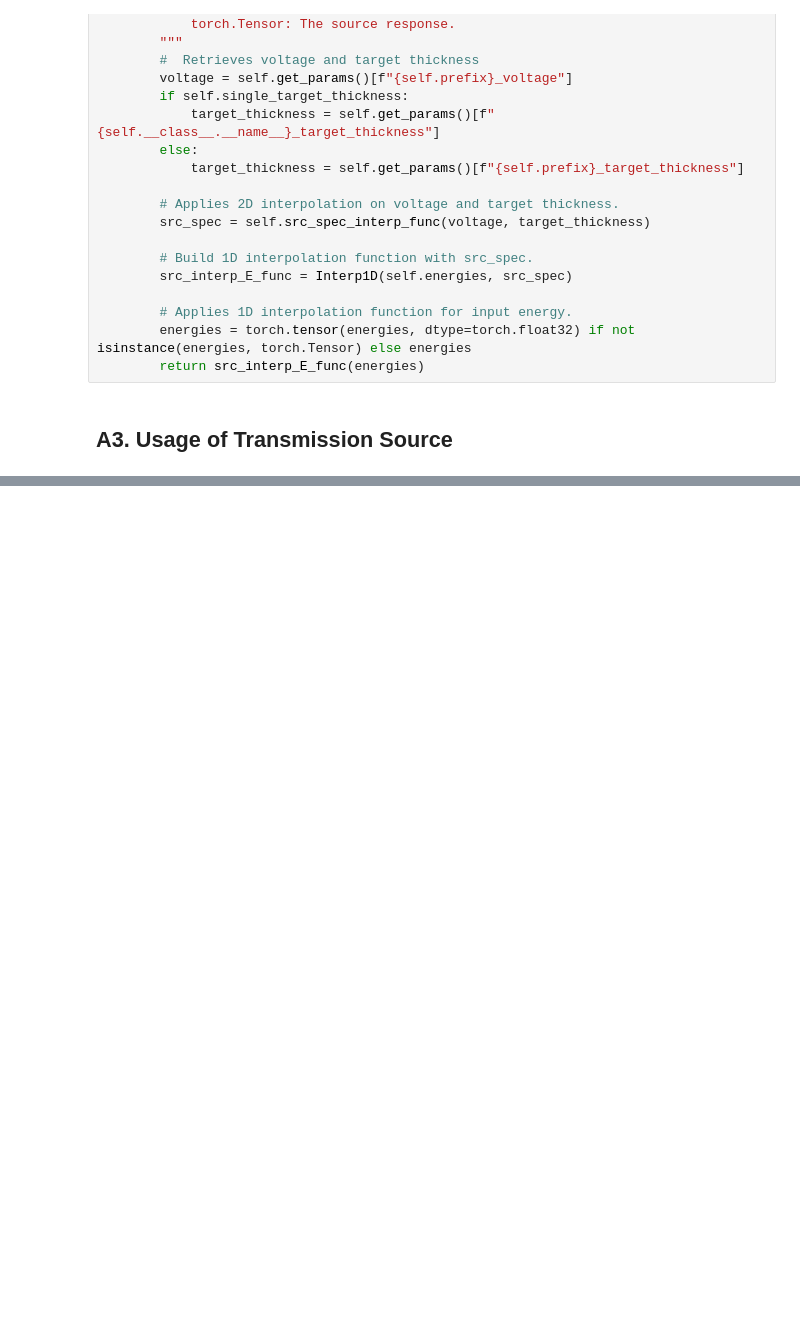
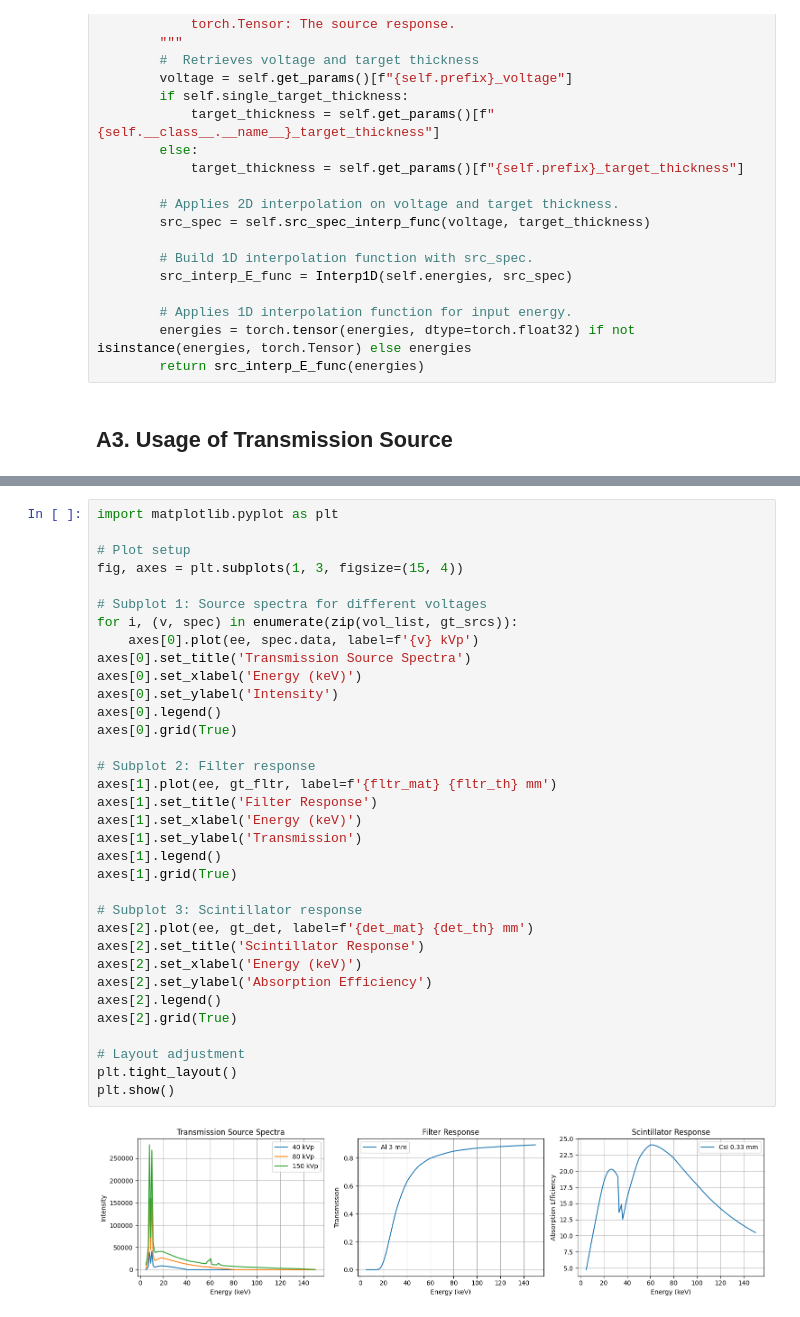
Before and after one commit to cabouman/xcal, a Jupyter notebook: examples/T03_Customizing_Interp_Modules.ipynb, the cells around one changed output, grey strips where cells are left out. Drawn from its saved outputs; the diff is of its cells as text; blank space fills up the shorter version.

```diff
--- a/examples/T03_Customizing_Interp_Modules.ipynb
+++ b/examples/T03_Customizing_Interp_Modules.ipynb
@@ -247,0 +310,36 @@ plt.plot(ee, ss.data)
+# %%
+import matplotlib.pyplot as plt
+
+# Plot setup
+fig, axes = plt.subplots(1, 3, figsize=(15, 4))
+
+# Subplot 1: Source spectra for different voltages
+for i, (v, spec) in enumerate(zip(vol_list, gt_srcs)):
+    axes[0].plot(ee, spec.data, label=f'{v} kVp')
+axes[0].set_title('Transmission Source Spectra')
+axes[0].set_xlabel('Energy (keV)')
+axes[0].set_ylabel('Intensity')
+axes[0].legend()
+axes[0].grid(True)
+
+# Subplot 2: Filter response
+axes[1].plot(ee, gt_fltr, label=f'{fltr_mat} {fltr_th} mm')
+axes[1].set_title('Filter Response')
+axes[1].set_xlabel('Energy (keV)')
+axes[1].set_ylabel('Transmission')
+axes[1].legend()
+axes[1].grid(True)
+
+# Subplot 3: Scintillator response
+axes[2].plot(ee, gt_det, label=f'{det_mat} {det_th} mm')
+axes[2].set_title('Scintillator Response')
+axes[2].set_xlabel('Energy (keV)')
+axes[2].set_ylabel('Absorption Efficiency')
+axes[2].legend()
+axes[2].grid(True)
+
+# Layout adjustment
+plt.tight_layout()
+plt.show()
+# %% [output]
+[figure, added]
```
Also changed, not shown: parts of 14 cells of this notebook, 2 other files.
